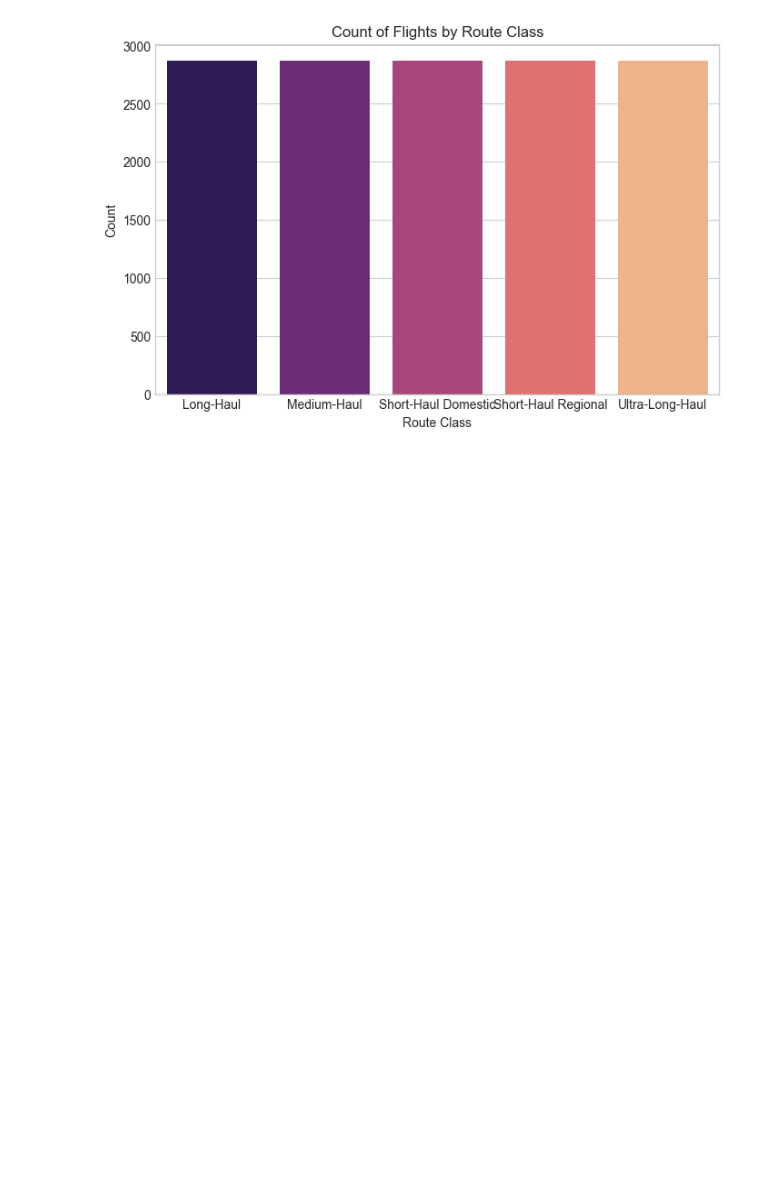
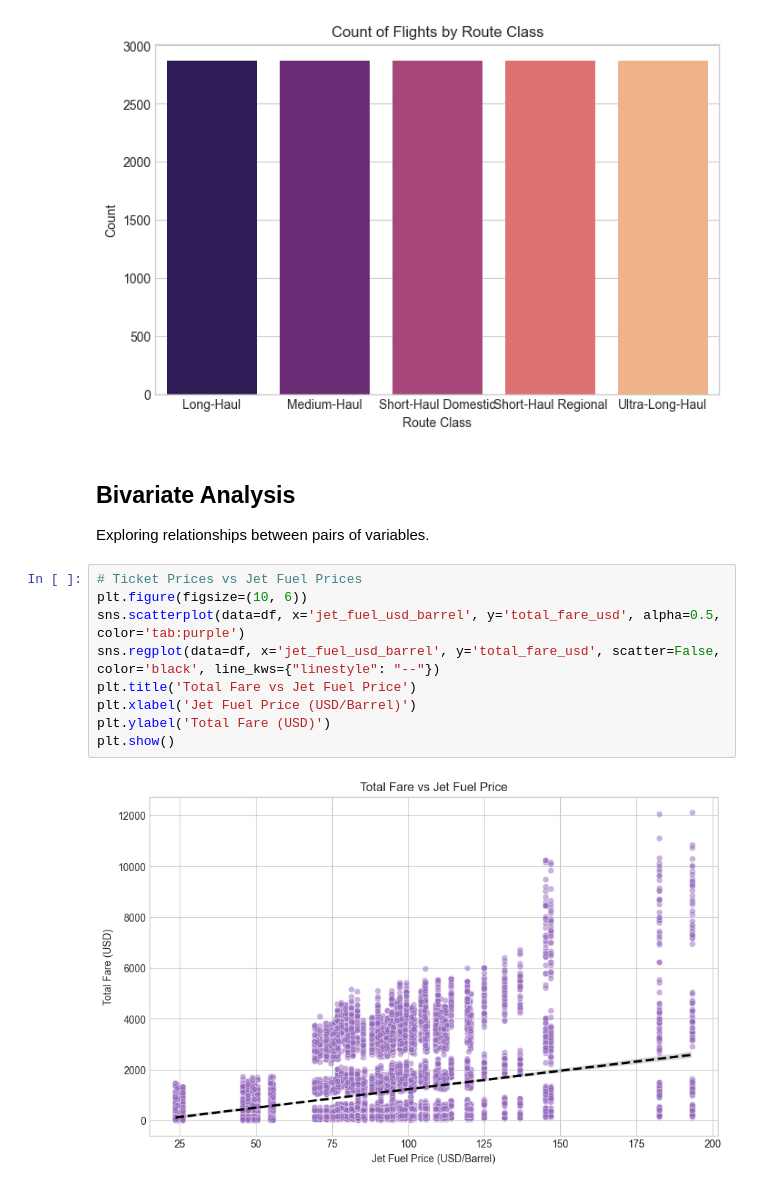
Before and after one commit to Algoastronaut/C_G18_AirlineTicketPricesVsFuelCostsAnalysis, a Jupyter notebook: notebooks/03_eda.ipynb, the cells around one changed output. Drawn from its saved outputs; the diff is of its cells as text; blank space fills up the shorter version.

Commit message:
feat: add bivariate analysis section to EDA notebook

```diff
--- a/notebooks/03_eda.ipynb
+++ b/notebooks/03_eda.ipynb
@@ -168,3 +168,17 @@ plt.ylabel('Count')
 plt.show()
 # %% [output]
 [figure]
+# %% [markdown]
+## Bivariate Analysis
+Exploring relationships between pairs of variables.
+# %%
+# Ticket Prices vs Jet Fuel Prices
+plt.figure(figsize=(10, 6))
+sns.scatterplot(data=df, x='jet_fuel_usd_barrel', y='total_fare_usd', alpha=0.5, color='tab:purple')
+sns.regplot(data=df, x='jet_fuel_usd_barrel', y='total_fare_usd', scatter=False, color='black', line_kws={"linestyle": "--"})
+plt.title('Total Fare vs Jet Fuel Price')
+plt.xlabel('Jet Fuel Price (USD/Barrel)')
+plt.ylabel('Total Fare (USD)')
+plt.show()
+# %% [output]
+[figure, added]
```
Also changed, not shown: parts of 4 cells of this notebook.
